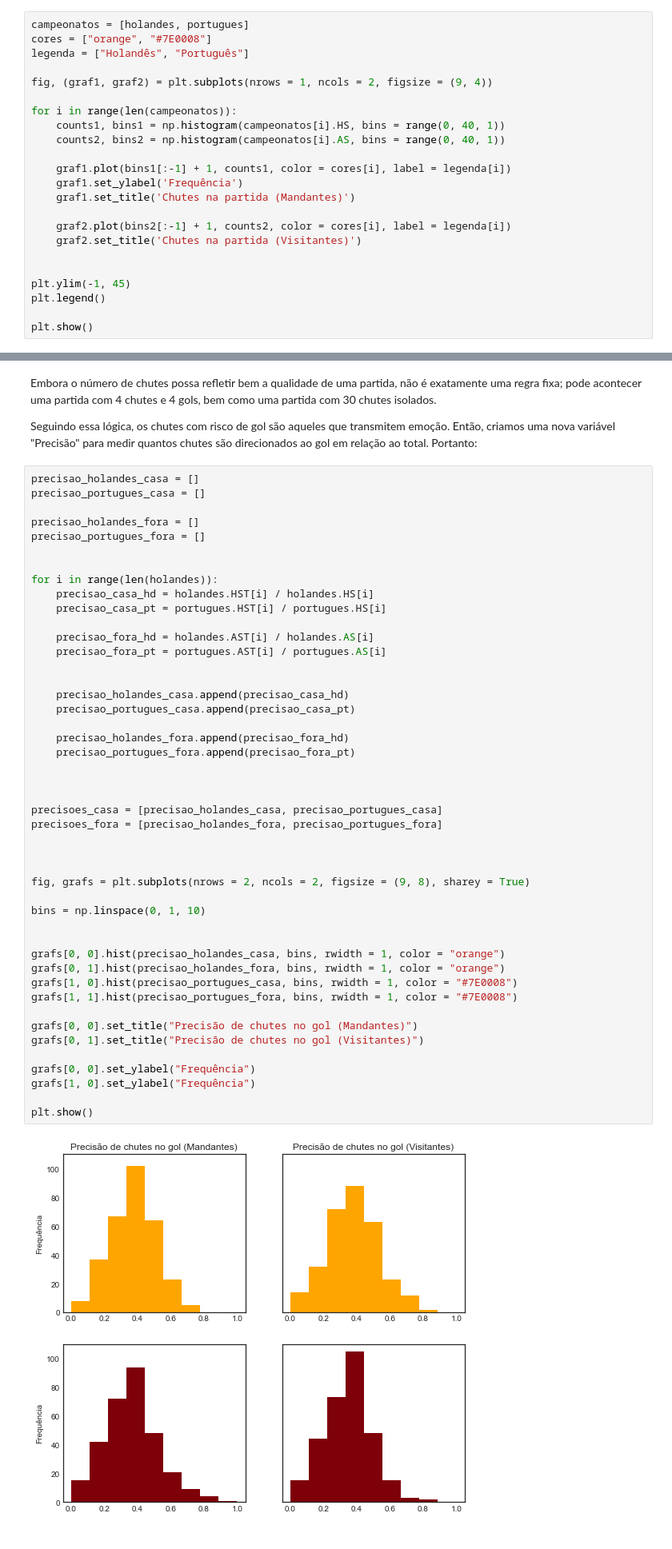
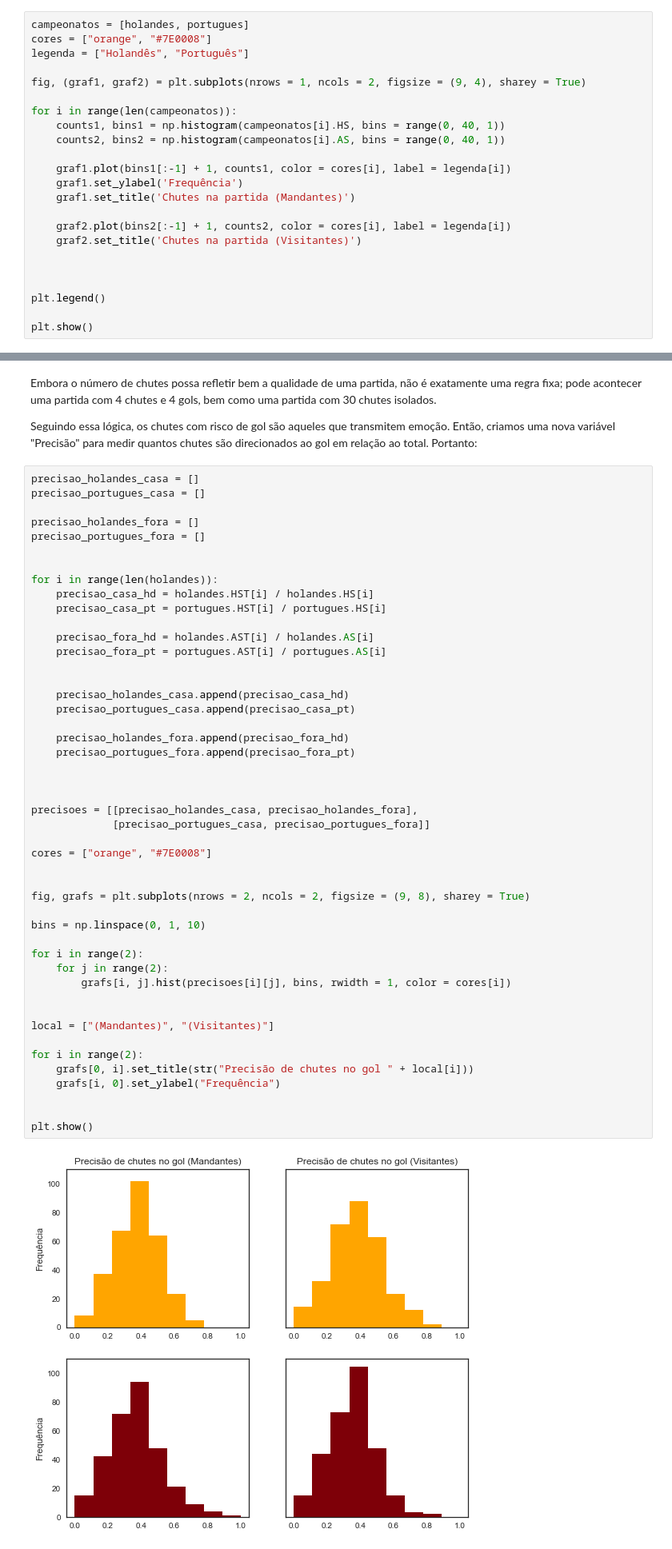
Before and after one commit to RamonMoreiraUnb/ce2Python, a Jupyter notebook: Trabalho CE2.ipynb, the cells around one changed output, grey strips where cells are left out. Shown: that part at 80% size. Drawn from its saved outputs; the diff is of its cells as text.

```diff
--- a/Trabalho CE2.ipynb
+++ b/Trabalho CE2.ipynb
@@ -271,7 +255,7 @@ campeonatos = [holandes, portugues]
 cores = ["orange", "#7E0008"]
 legenda = ["Holandês", "Português"]
 
-fig, (graf1, graf2) = plt.subplots(nrows = 1, ncols = 2, figsize = (9, 4))
+fig, (graf1, graf2) = plt.subplots(nrows = 1, ncols = 2, figsize = (9, 4), sharey = True)
 
 for i in range(len(campeonatos)):
     counts1, bins1 = np.histogram(campeonatos[i].HS, bins = range(0, 40, 1))
@@ -285,7 +269,7 @@ for i in range(len(campeonatos)):
     graf2.set_title('Chutes na partida (Visitantes)')
 
 
-plt.ylim(-1, 45)
+
 plt.legend()
 
 plt.show()
@@ -332,44 +316,45 @@ precisao_portugues_fora = []
 
 for i in range(len(holandes)):
     precisao_casa_hd = holandes.HST[i] / holandes.HS[i]
     precisao_casa_pt = portugues.HST[i] / portugues.HS[i]
 
     precisao_fora_hd = holandes.AST[i] / holandes.AS[i]
     precisao_fora_pt = portugues.AST[i] / portugues.AS[i]
 
 
     precisao_holandes_casa.append(precisao_casa_hd)
     precisao_portugues_casa.append(precisao_casa_pt)
 
     precisao_holandes_fora.append(precisao_fora_hd)
     precisao_portugues_fora.append(precisao_fora_pt)
 
 
 
-precisoes_casa = [precisao_holandes_casa, precisao_portugues_casa]
-precisoes_fora = [precisao_holandes_fora, precisao_portugues_fora]
+precisoes = [[precisao_holandes_casa, precisao_holandes_fora],
+             [precisao_portugues_casa, precisao_portugues_fora]]
 
+cores = ["orange", "#7E0008"]
 
 
 fig, grafs = plt.subplots(nrows = 2, ncols = 2, figsize = (9, 8), sharey = True)
 
 bins = np.linspace(0, 1, 10)
 
+for i in range(2):
+    for j in range(2):
+        grafs[i, j].hist(precisoes[i][j], bins, rwidth = 1, color = cores[i])
 
-grafs[0, 0].hist(precisao_holandes_casa, bins, rwidth = 1, color = "orange")
-grafs[0, 1].hist(precisao_holandes_fora, bins, rwidth = 1, color = "orange")
-grafs[1, 0].hist(precisao_portugues_casa, bins, rwidth = 1, color = "#7E0008")
-grafs[1, 1].hist(precisao_portugues_fora, bins, rwidth = 1, color = "#7E0008")
 
-grafs[0, 0].set_title("Precisão de chutes no gol (Mandantes)")
-grafs[0, 1].set_title("Precisão de chutes no gol (Visitantes)")
+local = ["(Mandantes)", "(Visitantes)"]
 
-grafs[0, 0].set_ylabel("Frequência")
-grafs[1, 0].set_ylabel("Frequência")
+for i in range(2):
+    grafs[0, i].set_title(str("Precisão de chutes no gol " + local[i]))
+    grafs[i, 0].set_ylabel("Frequência")
+
 
 plt.show()
 # %% [output]
-[figure, old version]
+[figure, new version]
 # %%
 pcs = {"precisao_mandante_holanda":precisao_holandes_casa, "precisao_visitante_holanda":precisao_holandes_fora,
        "precisao_mandante_portugal":precisao_portugues_casa, "precisao_visitante_portugal":precisao_portugues_fora}
```
Also changed, not shown: parts of 36 cells of this notebook.
